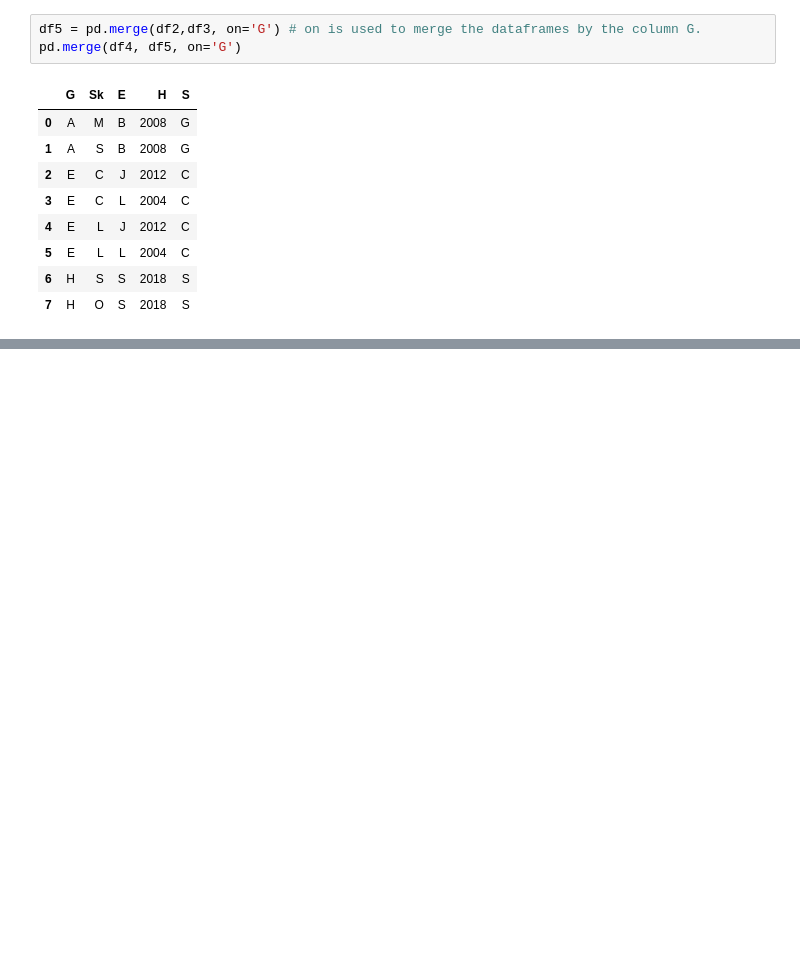
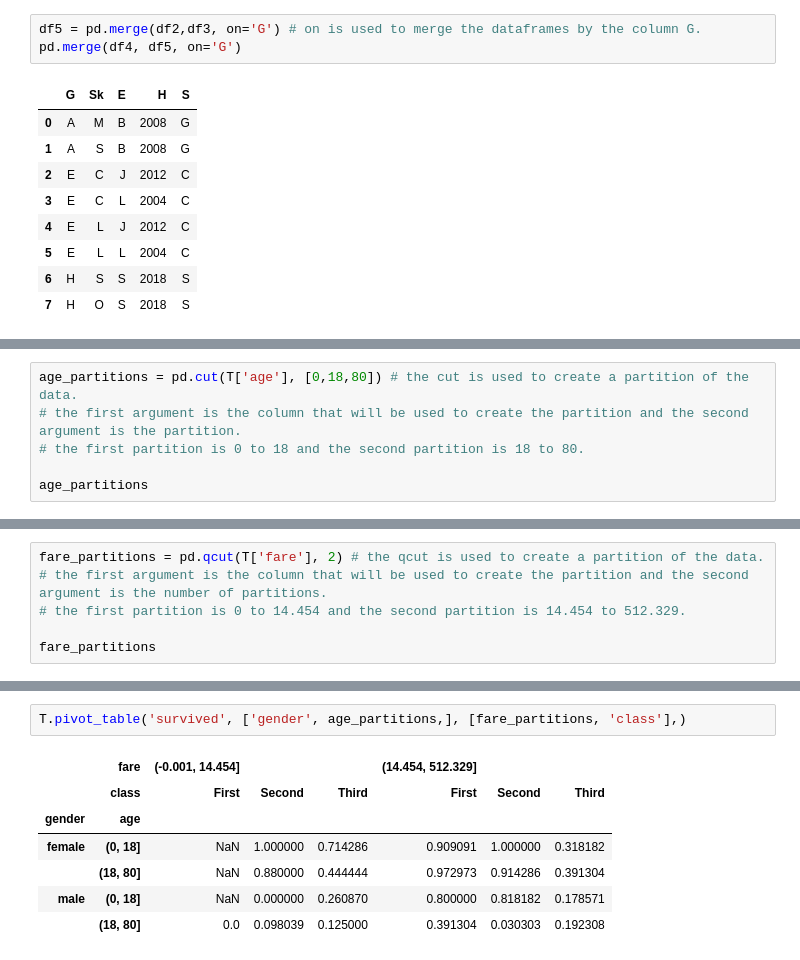
Before and after one commit to pcmoraesmenezes/Data-Science-and-Machine-Learning-Course, a Jupyter notebook: Introduction/pandas/functions.ipynb, the cells around one changed output, grey strips where cells are left out. Saved outputs shown, nothing was run; the diff lists cells and outputs as text; blank space fills up the shorter version.

```diff
--- a/Introduction/pandas/functions.ipynb
+++ b/Introduction/pandas/functions.ipynb
@@ -562,0 +651,6 @@ pd.merge(df4, df5, on='G')
+# %%
+age_partitions = pd.cut(T['age'], [0,18,80]) # the cut is used to create a partition of the data.
+# the first argument is the column that will be used to create the partition and the second argument is the partition.
+# the first partition is 0 to 18 and the second partition is 18 to 80.
+
+age_partitions
@@ -562,0 +680,6 @@ pd.merge(df4, df5, on='G')
+# %%
+fare_partitions = pd.qcut(T['fare'], 2) # the qcut is used to create a partition of the data.
+# the first argument is the column that will be used to create the partition and the second argument is the number of partitions.
+# the first partition is 0 to 14.454 and the second partition is 14.454 to 512.329.
+
+fare_partitions
@@ -562,0 +700,10 @@ pd.merge(df4, df5, on='G')
+# %%
+T.pivot_table('survived', ['gender', age_partitions,], [fare_partitions, 'class'],)
+# %% [output]
+|  | fare | (-0.001, 14.454] |  |  | (14.454, 512.329] |  |  |
+|  | class | First | Second | Third | First | Second | Third |
+| gender | age |  |  |  |  |  |  |
+| female | (0, 18] | NaN | 1.000000 | 0.714286 | 0.909091 | 1.000000 | 0.318182 |
+|  | (18, 80] | NaN | 0.880000 | 0.444444 | 0.972973 | 0.914286 | 0.391304 |
+| male | (0, 18] | NaN | 0.000000 | 0.260870 | 0.800000 | 0.818182 | 0.178571 |
+|  | (18, 80] | 0.0 | 0.098039 | 0.125000 | 0.391304 | 0.030303 | 0.192308 |
```
Also changed, not shown: parts of 29 cells of this notebook, 3 other files.
